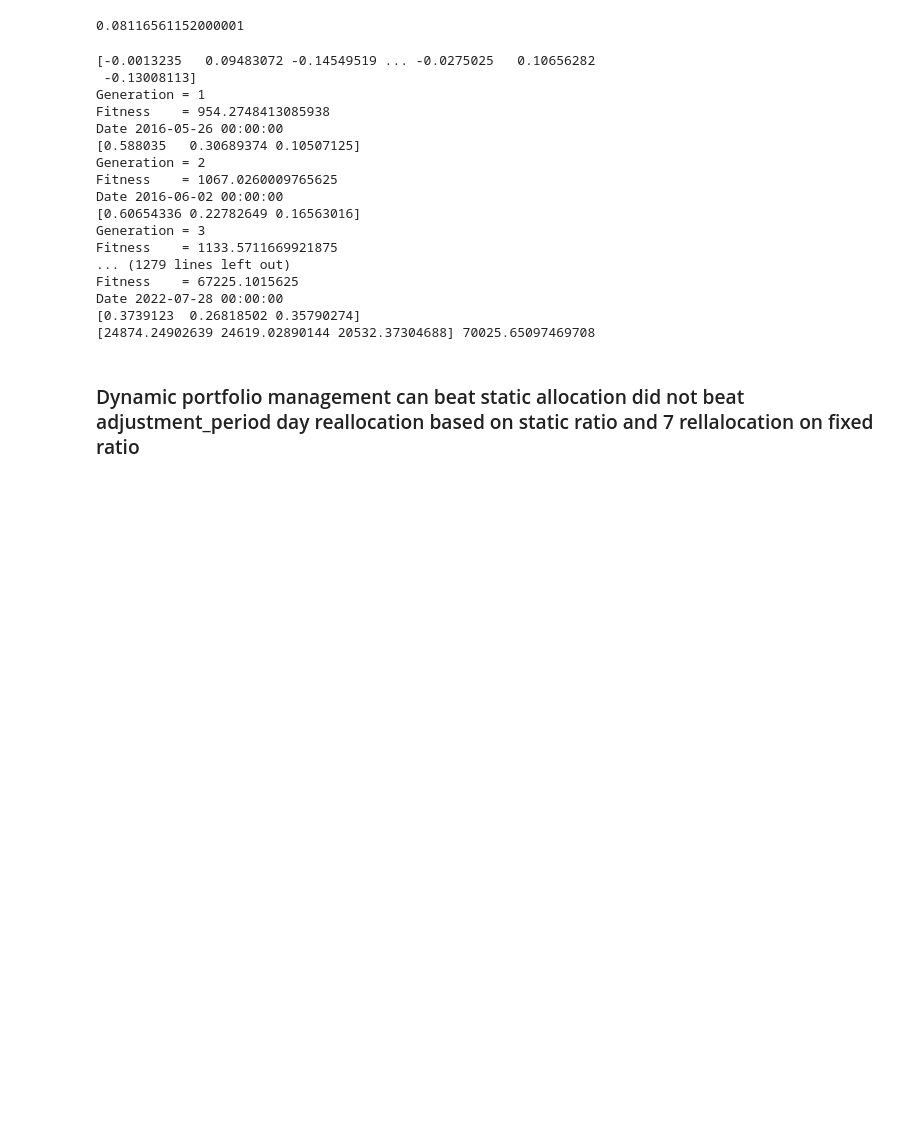
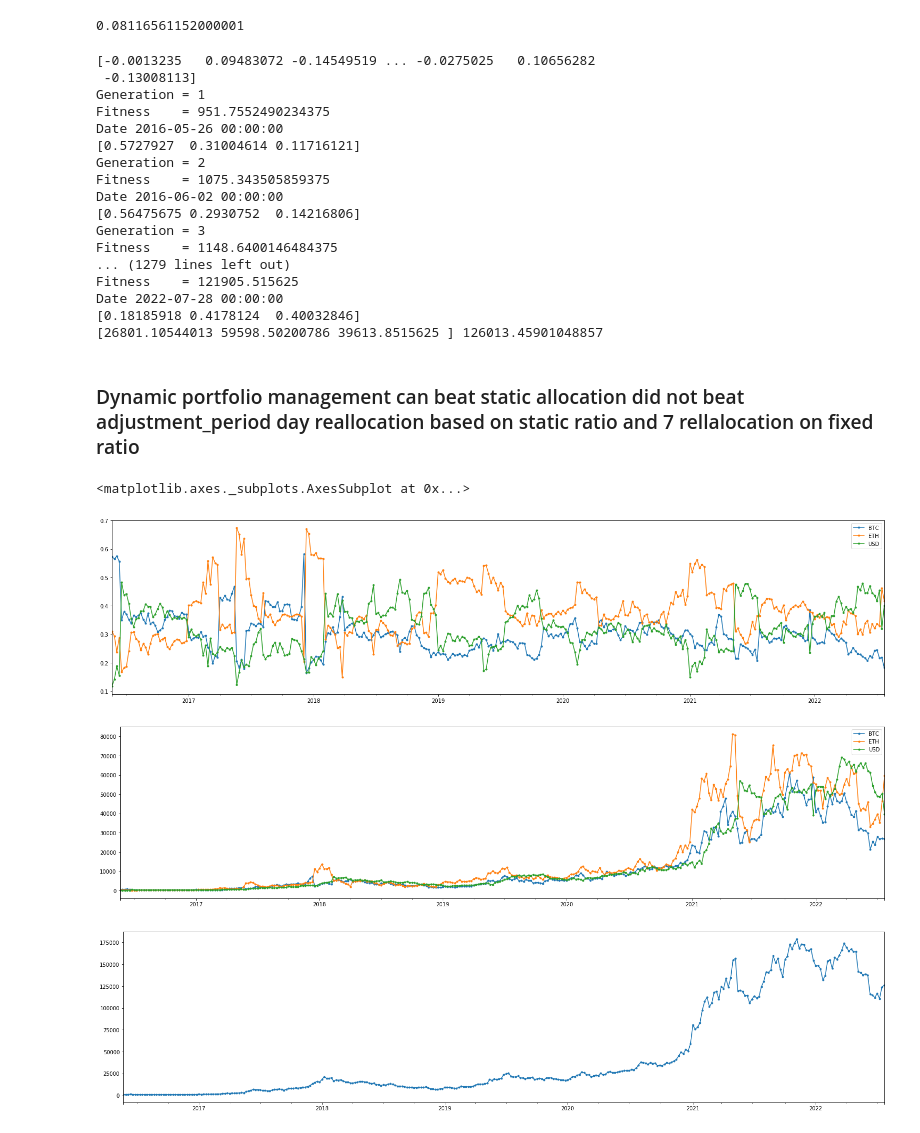
Before and after one commit to Zhimin90/crypto_portfolio_manager, a Jupyter notebook: dataset.ipynb, the cells around one changed output. Cells and saved outputs as stored; diff of their text form; code cells hidden in the pictures; blank space fills up the shorter version.

```diff
--- a/dataset.ipynb
+++ b/dataset.ipynb
@@ -597,10 +598,10 @@ np.random.seed(0) #fix weights update
 torch.manual_seed(0) #fix init weights
 
 model = LSTMModel(3,32,4,3,.2)
-torch_ga = torchga.TorchGA(model=model, num_solutions=40)#num_solutions=120)
+torch_ga = torchga.TorchGA(model=model, num_solutions=120)
 
 num_generations = np.floor(daily.shape[0]/adjustment_period).astype(int) #Each generation is adjustment_period day period weight update based on how well to optimize this current period
-num_parents_mating = 10
+num_parents_mating = 12
 initial_population = torch_ga.population_weights
 
 print(initial_population[0])
@@ -631,22 +632,32 @@ print(prev_portfolio, prev_portfolio.sum())
 [-0.0013235   0.09483072 -0.14549519 ... -0.0275025   0.10656282
  -0.13008113]
 Generation = 1
-Fitness    = 954.2748413085938
+Fitness    = 951.7552490234375
 Date 2016-05-26 00:00:00
-[0.588035   0.30689374 0.10507125]
+[0.5727927  0.31004614 0.11716121]
 Generation = 2
-Fitness    = 1067.0260009765625
+Fitness    = 1075.343505859375
 Date 2016-06-02 00:00:00
-[0.60654336 0.22782649 0.16563016]
+[0.56475675 0.2930752  0.14216806]
 Generation = 3
-Fitness    = 1133.5711669921875
+Fitness    = 1148.6400146484375
 ... (1279 lines left out)
-Fitness    = 67225.1015625
+Fitness    = 121905.515625
 Date 2022-07-28 00:00:00
-[0.3739123  0.26818502 0.35790274]
-[24874.24902639 24619.02890144 20532.37304688] 70025.65097469708
+[0.18185918 0.4178124  0.40032846]
+[26801.10544013 59598.50200786 39613.8515625 ] 126013.45901048857
 # %% [markdown]
 ### Dynamic portfolio management can beat static allocation did not beat adjustment_period day reallocation based on static ratio and 7 rellalocation on fixed ratio
+# %%
+pd.options.plotting.backend = "matplotlib"
+optimized_portfolio.plot(style='.-', figsize=(26,6))
+portfolio_values.plot(style='.-', figsize=(26,6))
+portfolio_values.sum(axis=1).to_frame().plot(legend=False, style='.-', figsize=(26,6))
+# %% [output]
+<matplotlib.axes._subplots.AxesSubplot at 0x...>
+[figure, added]
+[figure, added]
+[figure, added]
 # %%
 pd.options.plotting.backend = "plotly"
 # %%
```
Also changed, not shown: parts of 2 cells of this notebook.
